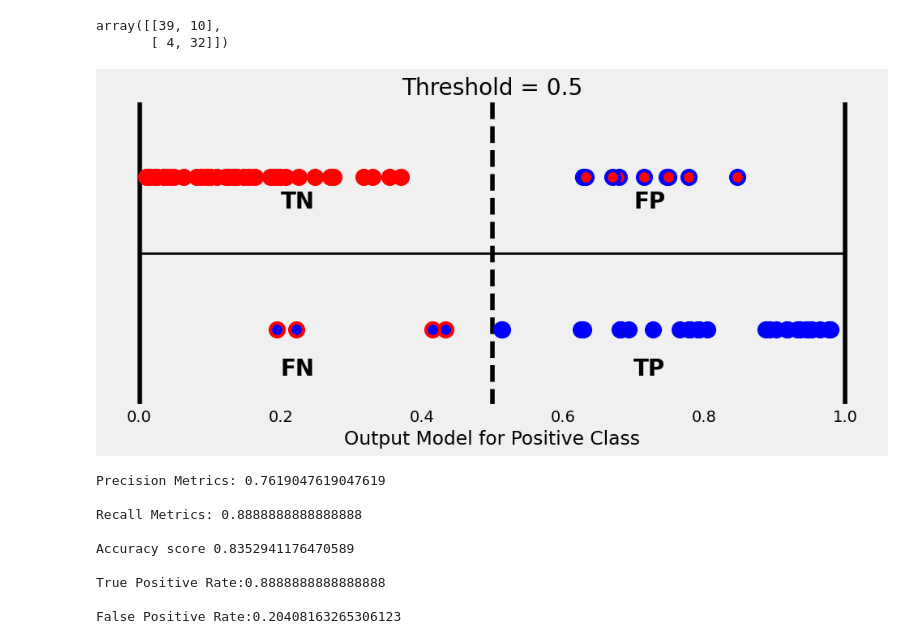
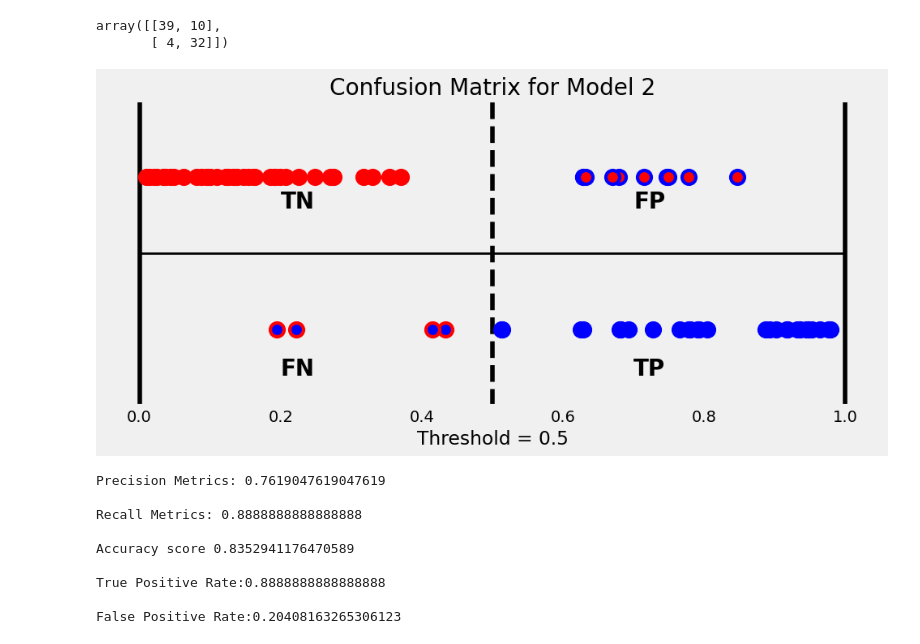
Before and after one commit to TomazFilgueira/UFRN-ML-2025-1, a Jupyter notebook: heart_disease_classification.ipynb, the cells around one changed output. Cells and saved outputs as stored; diff of their text form; code cells hidden in the pictures.

```diff
--- a/heart_disease_classification.ipynb
+++ b/heart_disease_classification.ipynb
@@ -282,10 +283,11 @@ class Architecture(object):
         # Detaches it, brings it to CPU and back to Numpy
         return y_hat_tensor.detach().cpu().numpy()
 
-    def plot_losses(self):
+    def plot_losses(self,title=""):
         fig = plt.figure(figsize=(10, 4))
         plt.plot(self.losses, label='Training Loss', c='b')
         plt.plot(self.val_losses, label='Validation Loss', c='r')
+        plt.title(title)
         plt.yscale('log')
         plt.xlabel('Epochs')
         plt.ylabel('Loss')
@@ -659,30 +687,30 @@ print(df_dummy.shape)
 (424, 17)
 # %%
 # Define features (X) and target (y)
-X = df_selected_dummy.drop('target', axis=1).values
-y = df_selected_dummy['target'].values
+X_model2 = df_selected_dummy.drop('target', axis=1).values
+y_model2 = df_selected_dummy['target'].values
 
 # Split data into training and validation sets while maintaining target proportion
-X_train, X_val, y_train, y_val = train_test_split(X, y, test_size=0.2, random_state=42, stratify=df_selected_dummy['target'])
+X_train_model2, X_val_model2, y_train_model2, y_val_model2 = train_test_split(X_model2, y_model2, test_size=0.2, random_state=42, stratify=df_selected_dummy['target'])
 
 # Scale features using StandardScaler
 scaler = StandardScaler()
-X_train = scaler.fit_transform(X_train)
-X_val = scaler.transform(X_val)
+X_train_model2 = scaler.fit_transform(X_train_model2)
+X_val_model2 = scaler.transform(X_val_model2)
 
 # Convert data to PyTorch tensors
-X_train_tensor = torch.tensor(X_train, dtype=torch.float32)
-y_train_tensor = torch.tensor(y_train, dtype=torch.float32).reshape(-1, 1)  # Reshape for single output
-X_val_tensor = torch.tensor(X_val, dtype=torch.float32)
-y_val_tensor = torch.tensor(y_val, dtype=torch.float32).reshape(-1, 1)
+X_train_tensor_model2 = torch.tensor(X_train_model2, dtype=torch.float32)
+y_train_tensor_model2 = torch.tensor(y_train_model2, dtype=torch.float32).reshape(-1, 1)  # Reshape for single output
+X_val_tensor_model2 = torch.tensor(X_val_model2, dtype=torch.float32)
+y_val_tensor_model2 = torch.tensor(y_val_model2, dtype=torch.float32).reshape(-1, 1)
 
 # Create TensorDatasets
-train_dataset = TensorDataset(X_train_tensor, y_train_tensor)
-val_dataset = TensorDataset(X_val_tensor, y_val_tensor)
+train_dataset_model2 = TensorDataset(X_train_tensor_model2, y_train_tensor_model2)
+val_dataset_model2 = TensorDataset(X_val_tensor_model2, y_val_tensor_model2)
 
 # Create DataLoaders in mini_batch type with 16 observations
-train_loader = DataLoader(train_dataset, batch_size=16, shuffle=True)
-val_loader = DataLoader(val_dataset, batch_size=16, shuffle=False)
+train_loader_model2 = DataLoader(train_dataset_model2, batch_size=16, shuffle=True)
+val_loader_model2 = DataLoader(val_dataset_model2, batch_size=16, shuffle=False)
 # %% [markdown]
 #Configure second model
 # %%
@@ -707,7 +735,7 @@ n_epochs = 200
 
 #using Architecture class passing model, loss and optimized as parameters
 arch2 = Architecture(model2, loss_fn, optimizer2)
-arch2.set_loaders(train_loader, val_loader)
+arch2.set_loaders(train_loader_model2, val_loader_model2)
 arch2.set_seed(42)
 arch2.train(n_epochs)
 # %%
@@ -717,21 +745,20 @@ fig = arch2.plot_losses()
 # %% [markdown]
 #Metrics for second model
 # %%
-logits_val = arch2.predict(X_val)
+logits_val = arch2.predict(X_val_model2)
 probabilities_model2_val = sigmoid(logits_val).squeeze()
 threshold = 0.5
-
 #Confusion Matrix using SKlearn
-cm_model2 = confusion_matrix(y_val, (probabilities_val >= 0.5))
+cm_model2 = confusion_matrix(y_val_model2, (probabilities_model2_val >= threshold))
 cm_model2
 # %% [output]
 array([[39, 10],
        [ 4, 32]])
 # %%
 #Confusion Matrix from Validation dataset
-fig = figure10(y_val, probabilities_model2_val, threshold, 0.05, True)
+fig = figure10(y_val_model2, probabilities_model2_val, threshold, 0.05, True,title="Confusion Matrix for Model 2")
 # %% [output]
-[figure, old version]
+[figure, new version]
 # %%
 #Precision-Recall
 precision2,recall2 = precision_recall(cm_model2)
```
Also changed, not shown: parts of 12 cells of this notebook.
